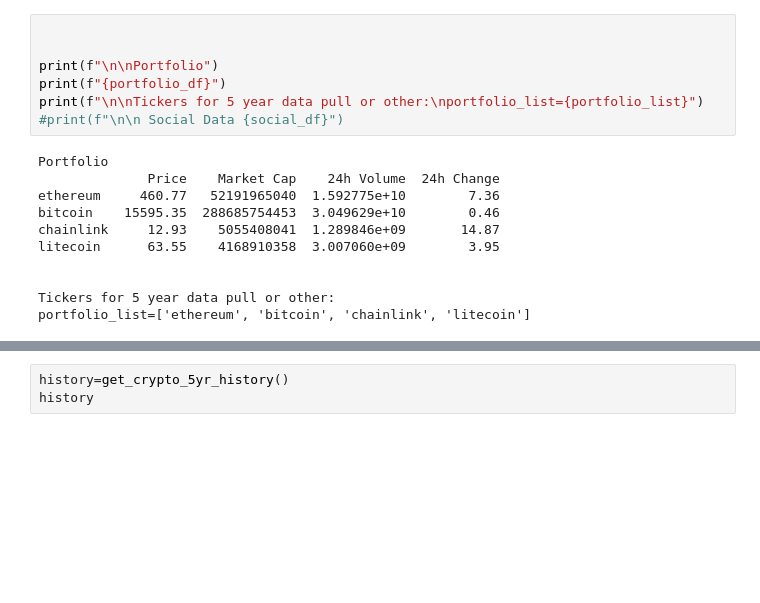
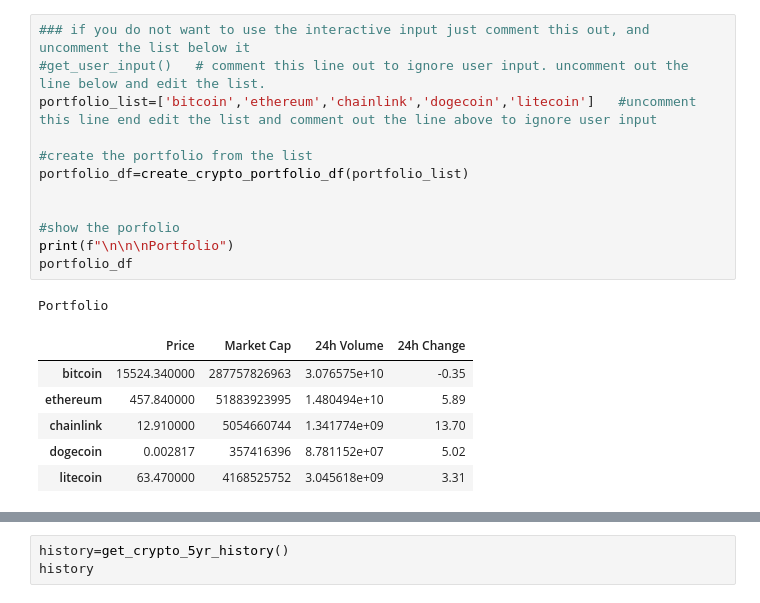
Before and after one commit to sbernard1129/crypto-analysis, a Jupyter notebook: CryptoProject.ipynb, the cells around one changed output, grey strips where cells are left out. Saved outputs shown, nothing was run; the diff lists cells and outputs as text; blank space fills up the shorter version.

```diff
--- a/CryptoProject.ipynb
+++ b/CryptoProject.ipynb
@@ -167,21 +168,23 @@ while True:
-# %%
-
-
-print(f"\n\nPortfolio")
-print(f"{portfolio_df}")
-print(f"\n\nTickers for 5 year data pull or other:\nportfolio_list={portfolio_list}")
-#print(f"\n\n Social Data {social_df}")
-# %% [output]
-Portfolio
-              Price    Market Cap    24h Volume  24h Change
-ethereum     460.77   52191965040  1.592775e+10        7.36
-bitcoin    15595.35  288685754453  3.049629e+10        0.46
-chainlink     12.93    5055408041  1.289846e+09       14.87
-litecoin      63.55    4168910358  3.007060e+09        3.95
-
-
-Tickers for 5 year data pull or other:
-portfolio_list=['ethereum', 'bitcoin', 'chainlink', 'litecoin']
+# %%
+### if you do not want to use the interactive input just comment this out, and uncomment the list below it
+#get_user_input()   # comment this line out to ignore user input. uncomment out the line below and edit the list.
+portfolio_list=['bitcoin','ethereum','chainlink','dogecoin','litecoin']   #uncomment this line end edit the list and comment out the line above to ignore user input
+
+#create the portfolio from the list
+portfolio_df=create_crypto_portfolio_df(portfolio_list)
+
+
+#show the porfolio
+print(f"\n\n\nPortfolio")
+portfolio_df
+# %% [output]
+Portfolio
+|  | Price | Market Cap | 24h Volume | 24h Change |
+| bitcoin | 15524.340000 | 287757826963 | 3.076575e+10 | -0.35 |
+| ethereum | 457.840000 | 51883923995 | 1.480494e+10 | 5.89 |
+| chainlink | 12.910000 | 5054660744 | 1.341774e+09 | 13.70 |
+| dogecoin | 0.002817 | 357416396 | 8.781152e+07 | 5.02 |
+| litecoin | 63.470000 | 4168525752 | 3.045618e+09 | 3.31 |
 # %%
 social_df = get_social_df(portfolio_list)
 social_df.plot(kind='bar',figsize=(20,7))
```
Also changed, not shown: parts of 4 cells of this notebook.
